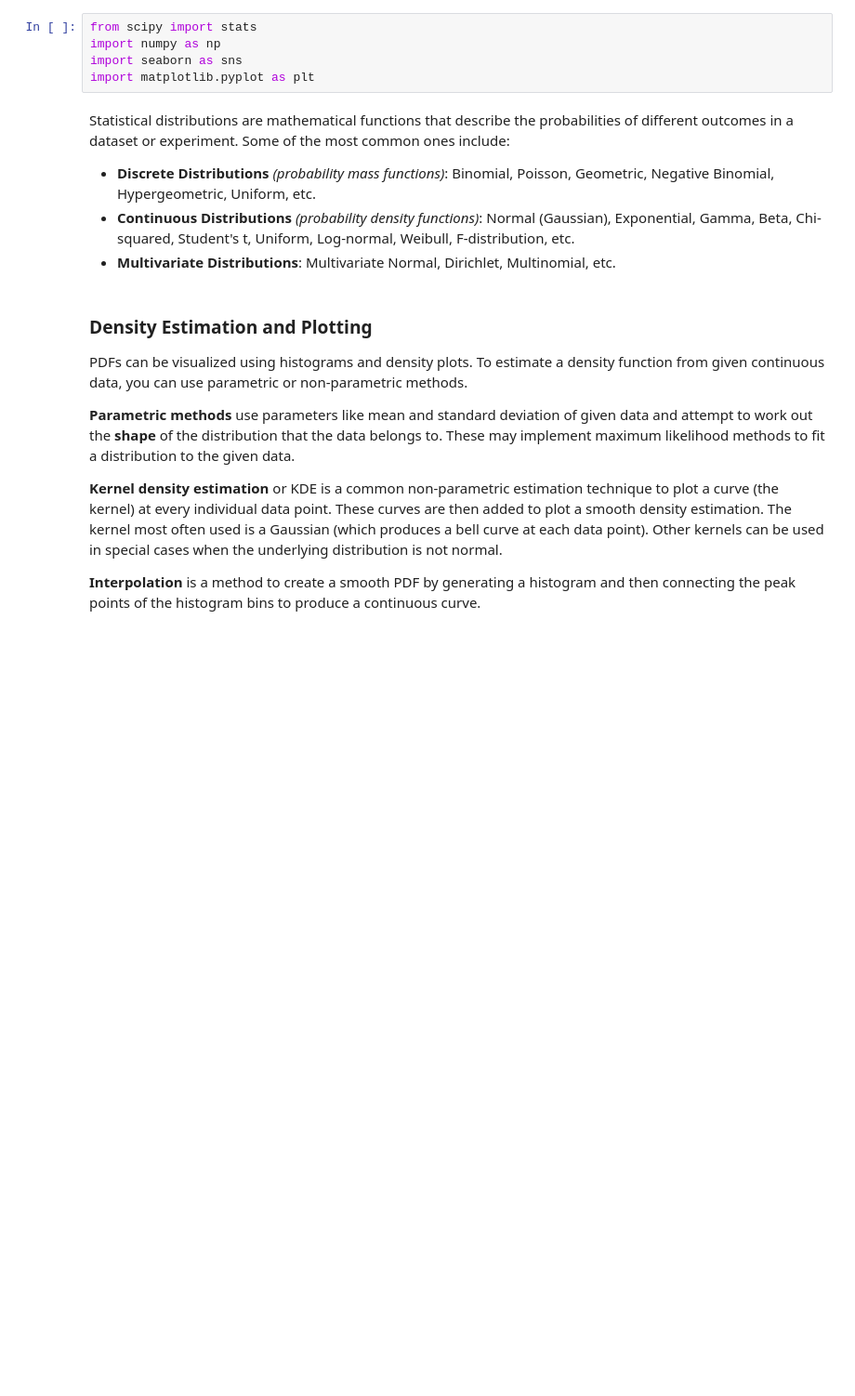
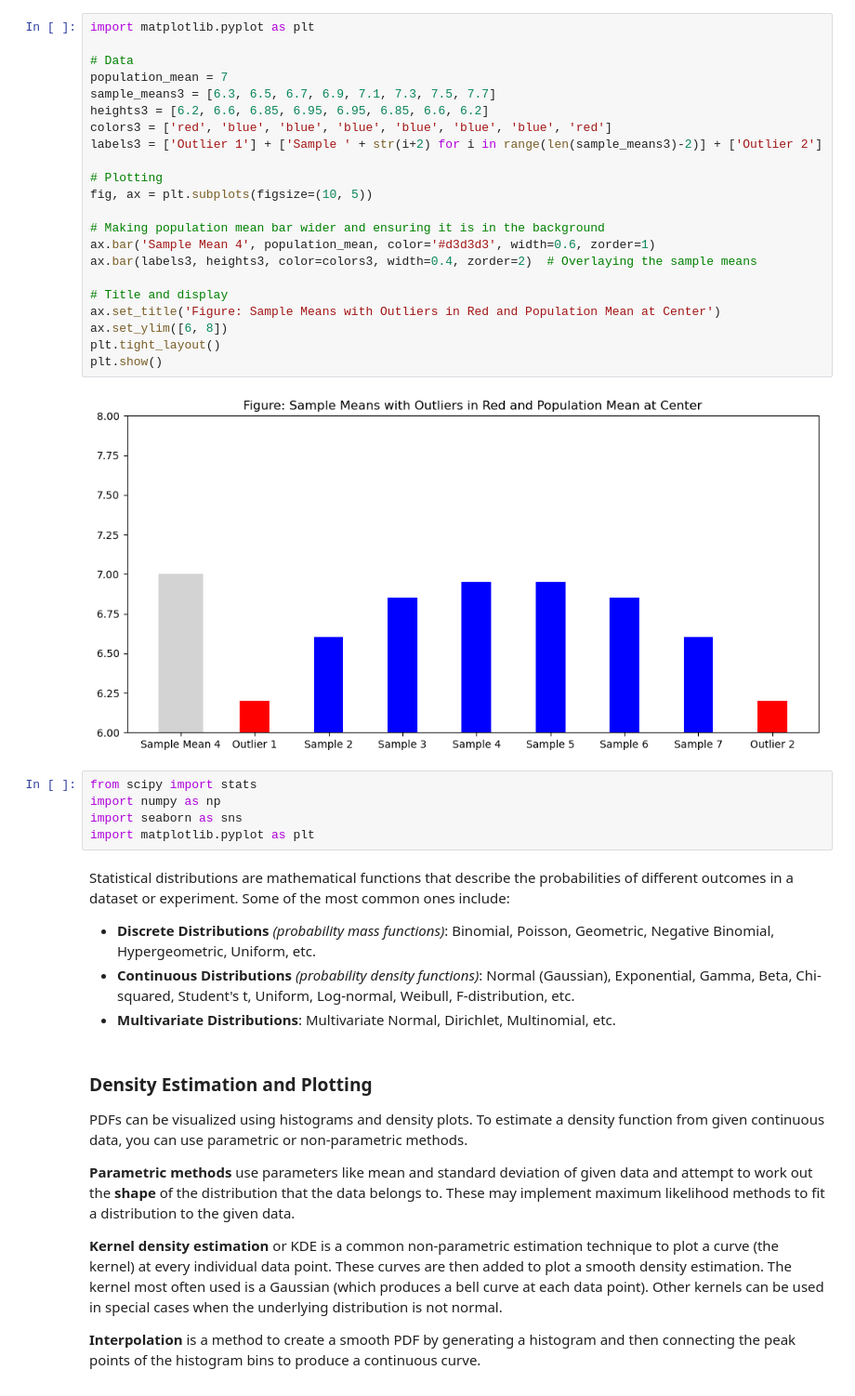
Before and after one commit to torederu/NYC-DS-080723, a Jupyter notebook: Phase2/Notes.ipynb, the cells around one changed output. Shown: that part at 93% size. Drawn from its saved outputs; the diff is of its cells as text; blank space fills up the shorter version.

```diff
--- a/Phase2/Notes.ipynb
+++ b/Phase2/Notes.ipynb
@@ -1,3 +66,27 @@
+# %%
+import matplotlib.pyplot as plt
+
+# Data
+population_mean = 7
+sample_means3 = [6.3, 6.5, 6.7, 6.9, 7.1, 7.3, 7.5, 7.7]
+heights3 = [6.2, 6.6, 6.85, 6.95, 6.95, 6.85, 6.6, 6.2]
+colors3 = ['red', 'blue', 'blue', 'blue', 'blue', 'blue', 'blue', 'red']
+labels3 = ['Outlier 1'] + ['Sample ' + str(i+2) for i in range(len(sample_means3)-2)] + ['Outlier 2']
+
+# Plotting
+fig, ax = plt.subplots(figsize=(10, 5))
+
+# Making population mean bar wider and ensuring it is in the background
+ax.bar('Sample Mean 4', population_mean, color='#d3d3d3', width=0.6, zorder=1)
+ax.bar(labels3, heights3, color=colors3, width=0.4, zorder=2)  # Overlaying the sample means
+
+# Title and display
+ax.set_title('Figure: Sample Means with Outliers in Red and Population Mean at Center')
+ax.set_ylim([6, 8])
+plt.tight_layout()
+plt.show()
+# %% [output]
+[figure, added]
 # %%
 from scipy import stats
 import numpy as np
```
Also changed, not shown: parts of 10 cells of this notebook, 1 other file.
